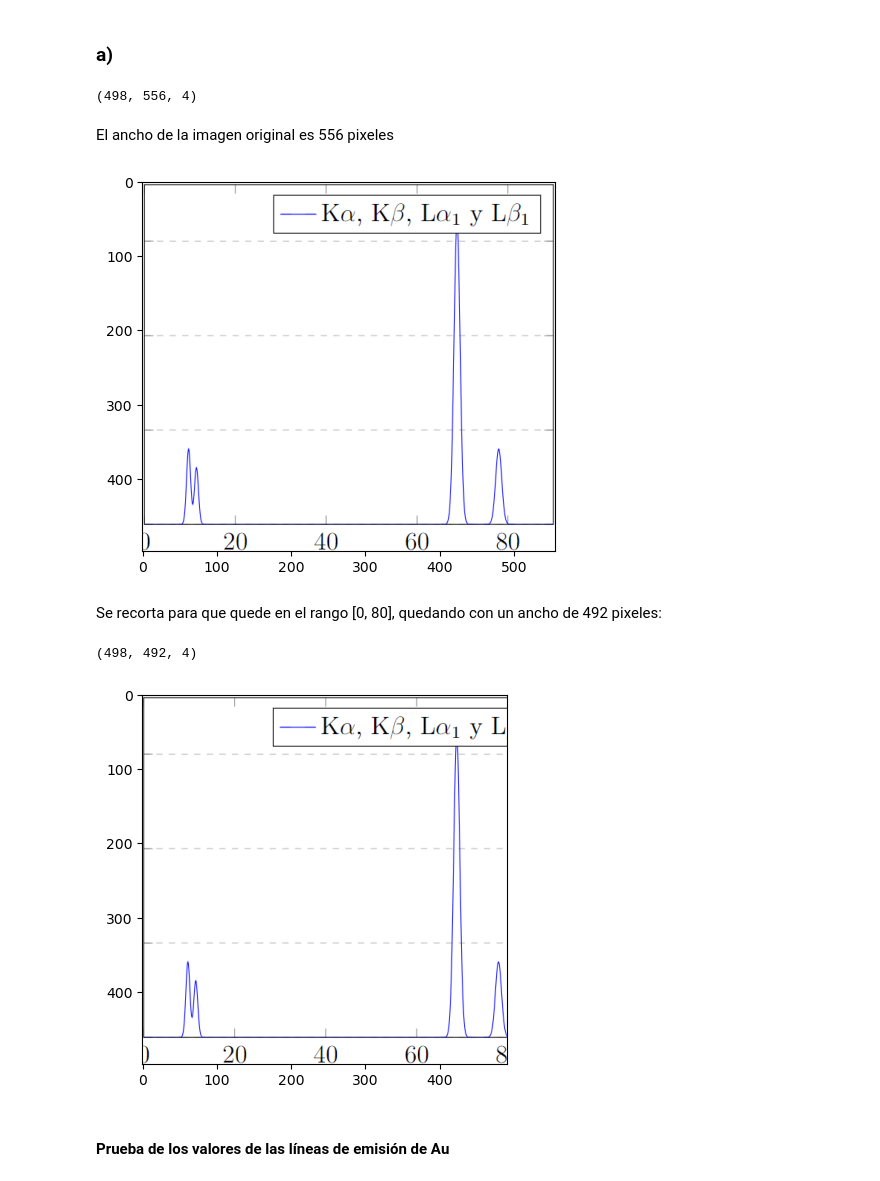
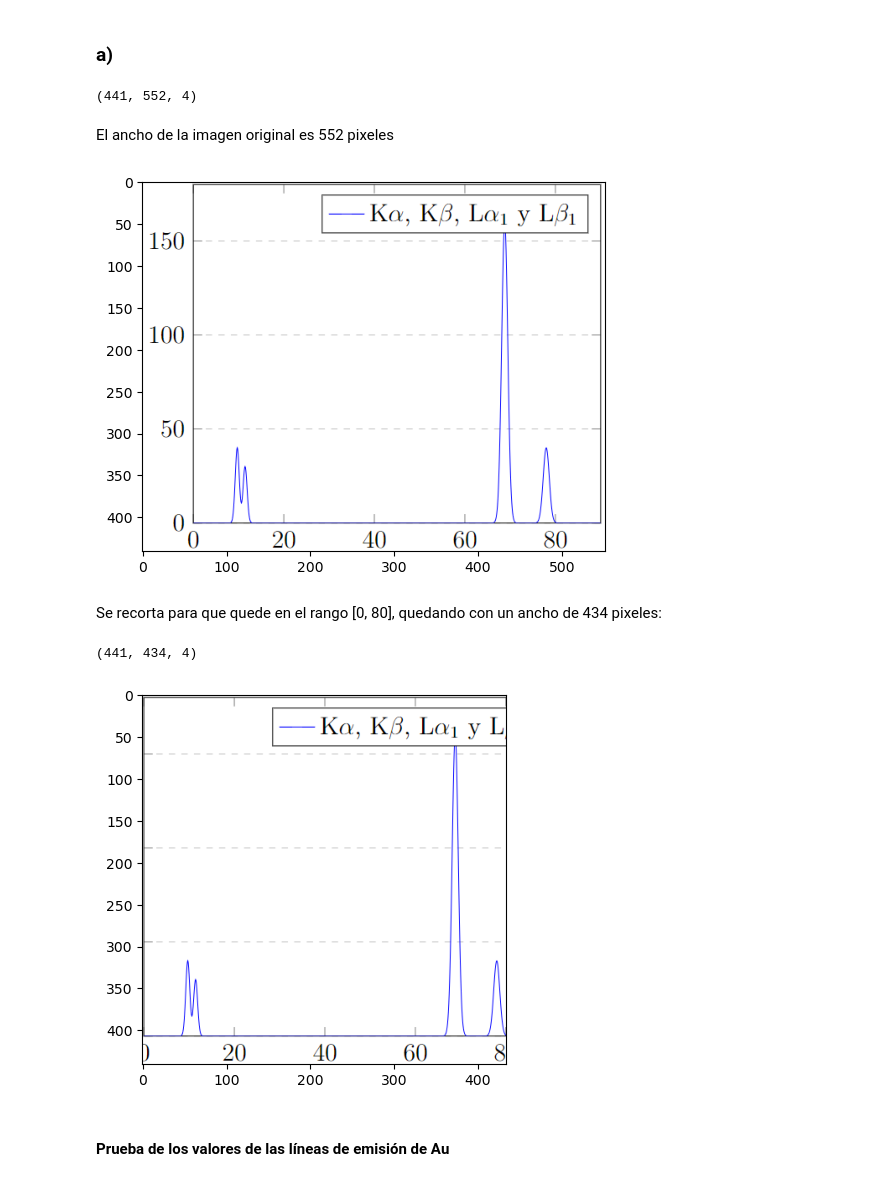
Before and after one commit to eduardoh27/Core-Level-Spectroscopy, a Jupyter notebook: Taller 3/punto10.ipynb, the cells around one changed output. Saved outputs shown, nothing was run; the diff lists cells and outputs as text; code cells hidden in the pictures.

```diff
--- a/Taller 3/punto10.ipynb
+++ b/Taller 3/punto10.ipynb
@@ -7,25 +7,25 @@
 import skimage.io as io
 import matplotlib.pyplot as plt
 
-img = io.imread('data/punto10_spectrum.png')
+img = io.imread('data/10_spectrum.png')
 img.shape
 # %% [output]
-(498, 556, 4)
+(441, 552, 4)
 # %% [markdown]
-El ancho de la imagen original es 556 pixeles
+El ancho de la imagen original es 552 pixeles
 # %%
 plt.imshow(img)
 plt.show()
 # %% [output]
-[figure, old version]
+[figure, new version]
 # %% [markdown]
-Se recorta para que quede en el rango [0, 80], quedando con un ancho de 492 pixeles:
+Se recorta para que quede en el rango [0, 80], quedando con un ancho de 434 pixeles:
 # %%
 # recorte hasta desde 0 hasta 80
-img = img[:, 1:493, :]
+img = img[:, 59:493, :]
 print(img.shape)
 plt.imshow(img)
 plt.show()
 # %% [output]
-(498, 492, 4)
+(441, 434, 4)
-[figure, old version]
+[figure, new version]
```
Also changed, not shown: parts of 15 cells of this notebook, 2 other files.
